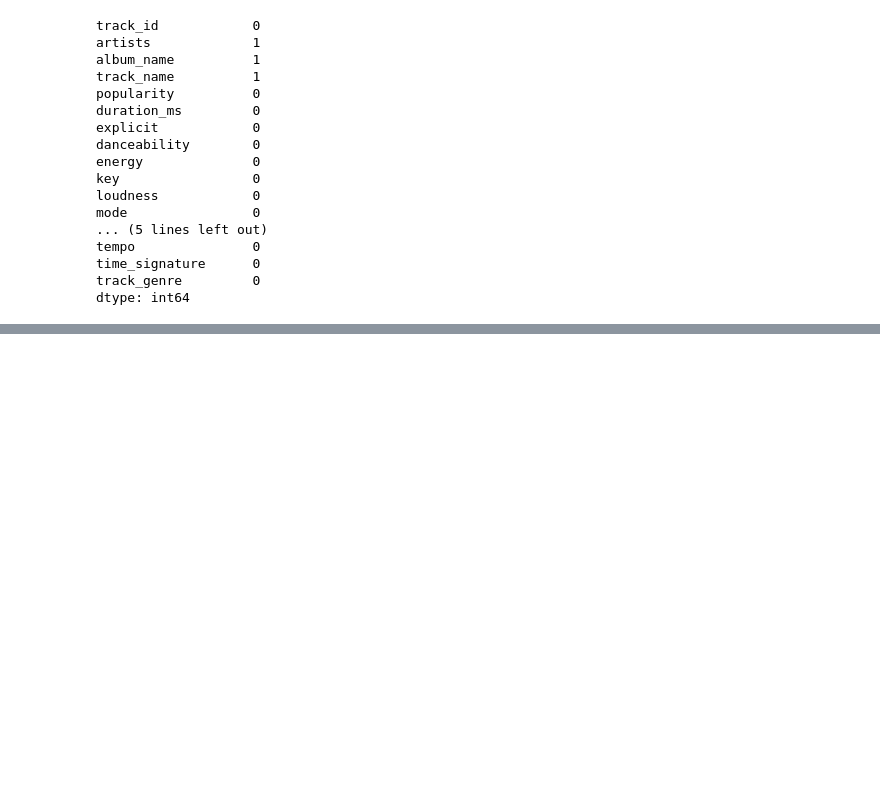
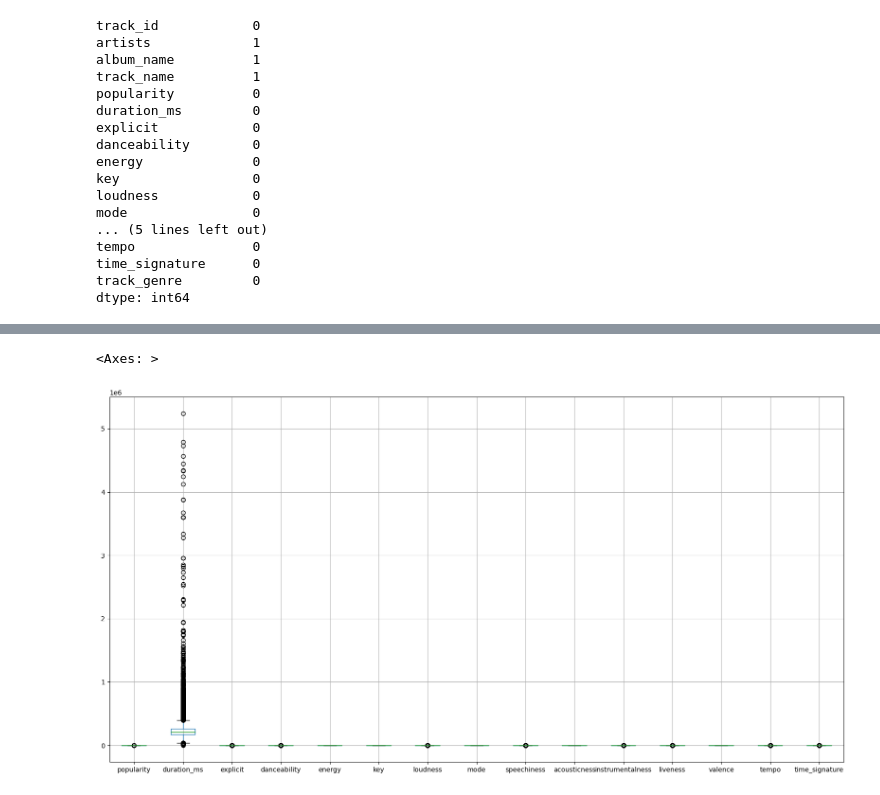
Before and after one commit to gabrielaaabreu/7daysofcode-Alura---Machine-Learning, a Jupyter notebook: 7daysofcode_Machine_Learning.ipynb, the cells around one changed output, grey strips where cells are left out. Cells and saved outputs as stored; diff of their text form; code cells hidden in the pictures; blank space fills up the shorter version.

```diff
--- a/7daysofcode_Machine_Learning.ipynb
+++ b/7daysofcode_Machine_Learning.ipynb
@@ -287,0 +274,6 @@ Passing `palette` without assigning `hue` is deprecated and will be removed in v
+# %%
+#finding outliers
+df.boxplot()
+# %% [output]
+<Axes: >
+[figure, added]
```
Also changed, not shown: parts of 51 cells of this notebook.
